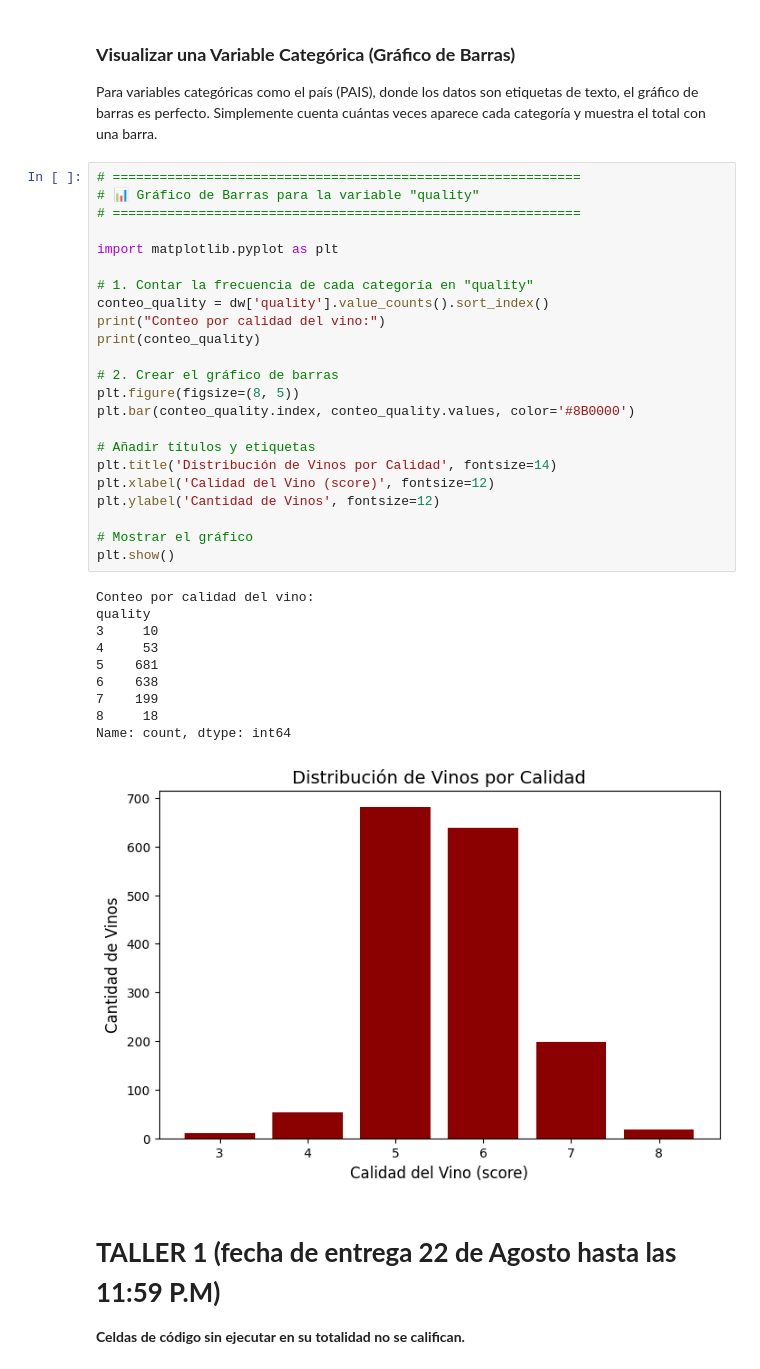
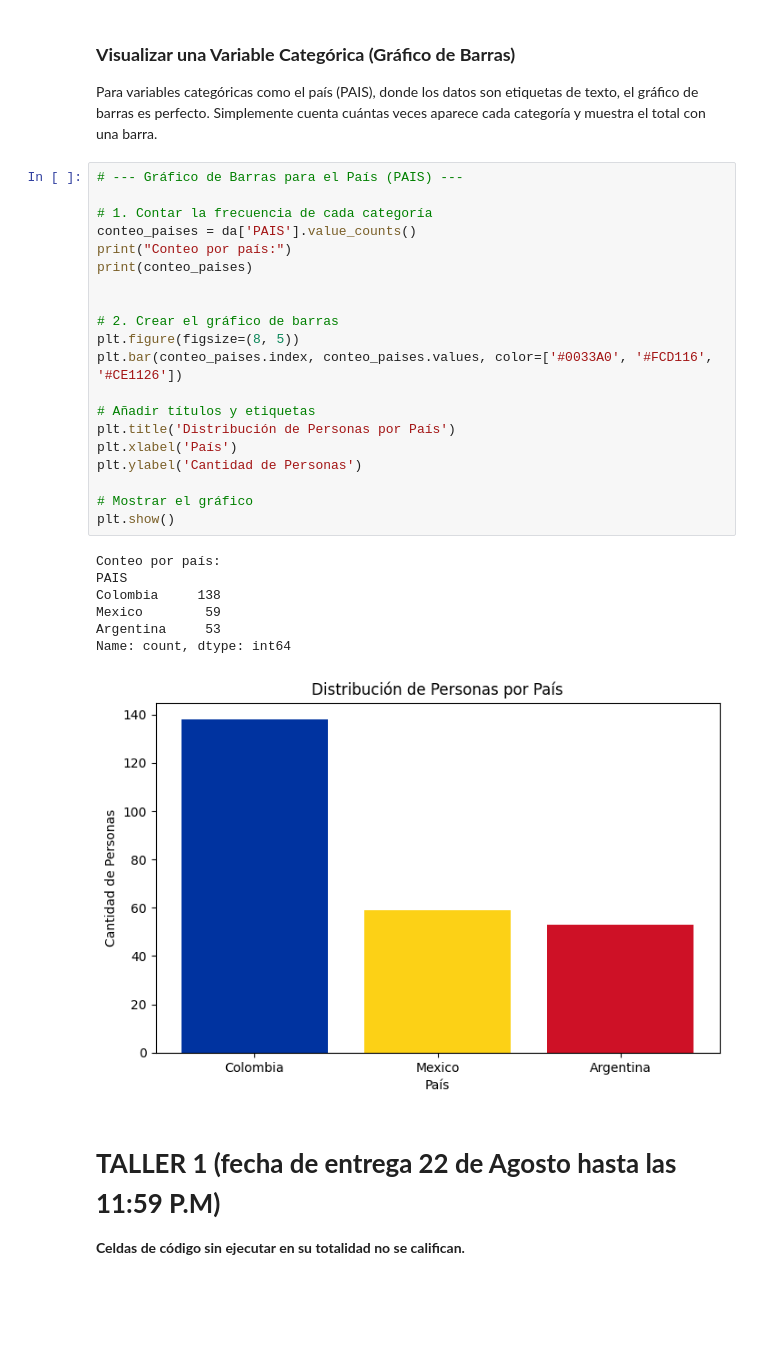
Before and after one commit to mercykdiazv/sistemas-avanzados-de-produccion, a Jupyter notebook: aguirre_fabian_leon_daniel_garcia_jonathan_diaz_mercy.ipynb, the cells around one changed output. Drawn from its saved outputs; the diff is of its cells as text; blank space fills up the shorter version.

```diff
--- a/aguirre_fabian_leon_daniel_garcia_jonathan_diaz_mercy.ipynb
+++ b/aguirre_fabian_leon_daniel_garcia_jonathan_diaz_mercy.ipynb
@@ -927,39 +920,33 @@ Bins sugeridos por Sturges (k): 8
 ### **Visualizar una Variable Categórica (Gráfico de Barras)**
 Para variables categóricas como el país (PAIS), donde los datos son etiquetas de texto, el gráfico de barras es perfecto. Simplemente cuenta cuántas veces aparece cada categoría y muestra el total con una barra.
 # %%
-# ============================================================
-# 📊 Gráfico de Barras para la variable "quality"
-# ============================================================
+# --- Gráfico de Barras para el País (PAIS) ---
 
-import matplotlib.pyplot as plt
+# 1. Contar la frecuencia de cada categoría
+conteo_paises = da['PAIS'].value_counts()
+print("Conteo por país:")
+print(conteo_paises)
 
-# 1. Contar la frecuencia de cada categoría en "quality"
-conteo_quality = dw['quality'].value_counts().sort_index()
-print("Conteo por calidad del vino:")
-print(conteo_quality)
 
 # 2. Crear el gráfico de barras
 plt.figure(figsize=(8, 5))
-plt.bar(conteo_quality.index, conteo_quality.values, color='#8B0000')
+plt.bar(conteo_paises.index, conteo_paises.values, color=['#0033A0', '#FCD116', '#CE1126'])
 
 # Añadir títulos y etiquetas
-plt.title('Distribución de Vinos por Calidad', fontsize=14)
-plt.xlabel('Calidad del Vino (score)', fontsize=12)
-plt.ylabel('Cantidad de Vinos', fontsize=12)
+plt.title('Distribución de Personas por País')
+plt.xlabel('País')
+plt.ylabel('Cantidad de Personas')
 
 # Mostrar el gráfico
 plt.show()
 # %% [output]
-Conteo por calidad del vino:
-quality
-3     10
-4     53
-5    681
-6    638
-7    199
-8     18
+Conteo por país:
+PAIS
+Colombia     138
+Mexico        59
+Argentina     53
 Name: count, dtype: int64
-[figure, old version]
+[figure, new version]
 # %% [markdown]
 # **TALLER 1 (fecha de entrega 22 de Agosto hasta las 11:59 P.M)**
 **Celdas de código sin ejecutar en su totalidad no se califican.**
```
Also changed, not shown: parts of 13 cells of this notebook.
